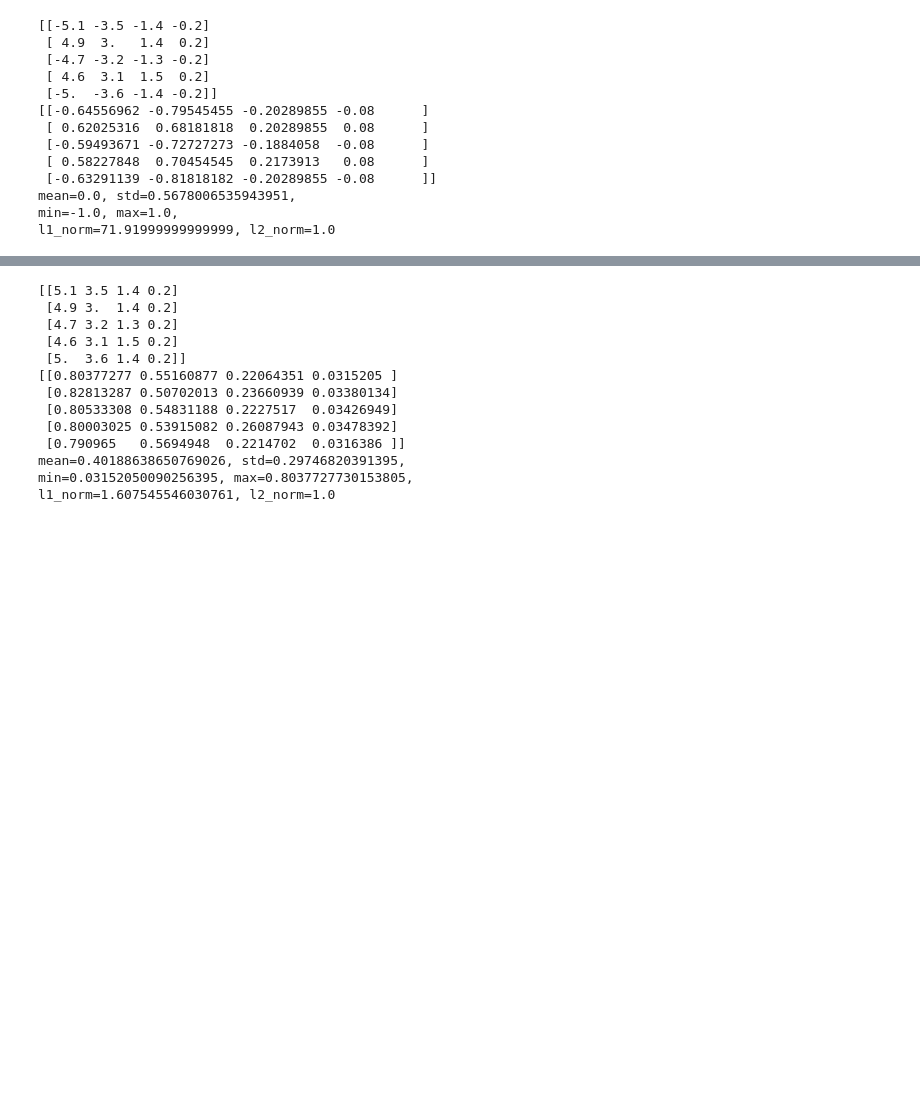
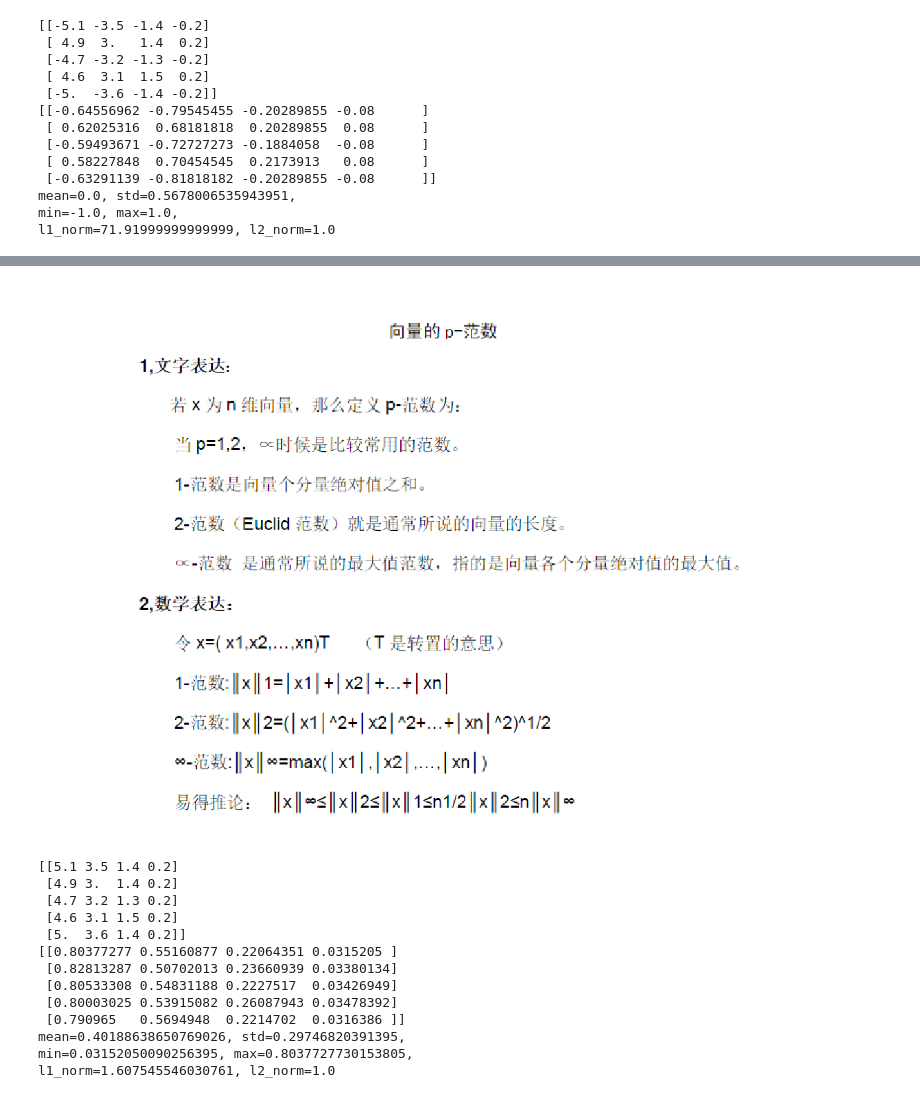
Before and after one commit to zhouzhiqi/Machine_Learning_Demo, a Jupyter notebook: 00_flow_chart/03_数据预处理_number.ipynb, the cells around one changed output, grey strips where cells are left out. Cells and saved outputs as stored; diff of their text form; code cells hidden in the pictures; blank space fills up the shorter version.

```diff
--- a/00_flow_chart/03_数据预处理_number.ipynb
+++ b/00_flow_chart/03_数据预处理_number.ipynb
@@ -159,3 +165,7 @@ $$x=\frac{x}{\sum_{i}^{N}||x_i||_2}$$
+# %%
+show_image('p_norm.png')
+# %% [output]
+[figure, added]
 # %%
 from sklearn.preprocessing import Normalizer
 #归一化，返回值为归一化后的数据
```
Also changed, not shown: parts of 9 cells of this notebook, 6 other files.
